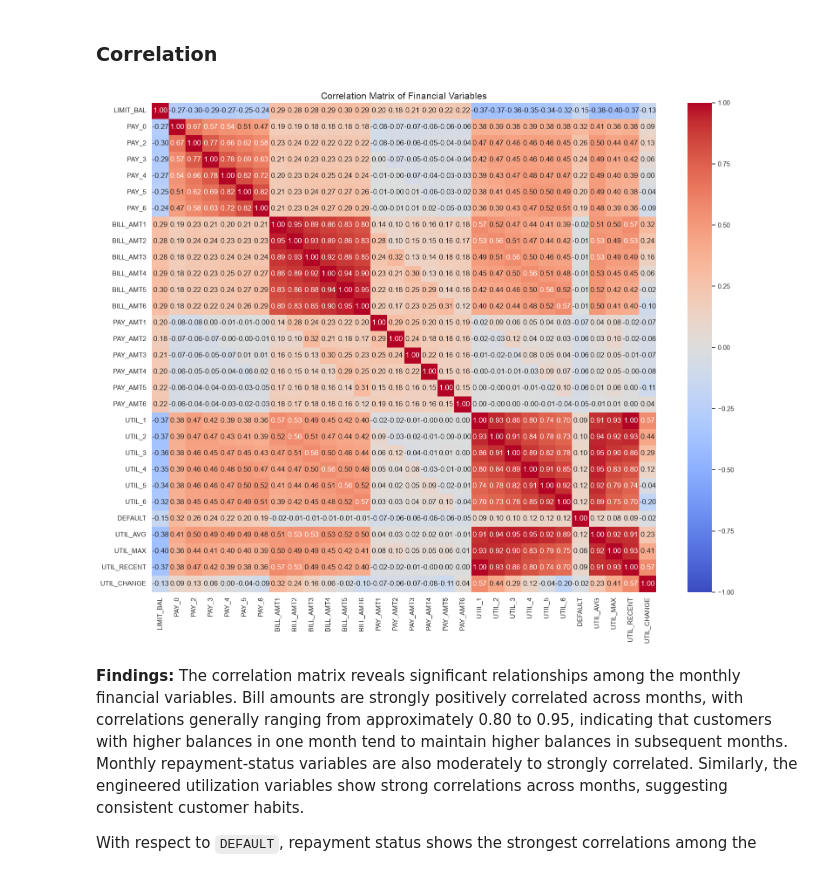
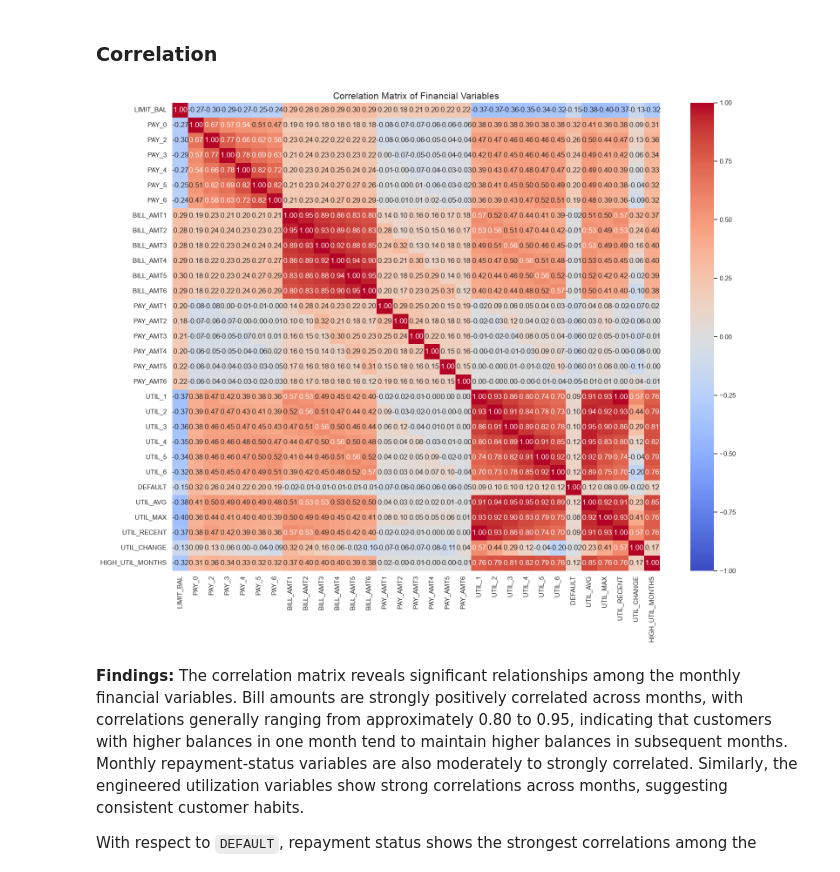
Before and after one commit to miaarnold-png/ads505-final-project, a Jupyter notebook: notebooks/exploratory_data_analysis_KP.ipynb, the cells around one changed output. Saved outputs shown, nothing was run; the diff lists cells and outputs as text; code cells hidden in the pictures.

```diff
--- a/notebooks/exploratory_data_analysis_KP.ipynb
+++ b/notebooks/exploratory_data_analysis_KP.ipynb
@@ -1291,6 +1291,17 @@ save(fig, 'Default_Rate_by_Credit_Limit')
 # %% [markdown]
 **Findings:** Default rates consistently decline as credit limits increase. Customers with credit limits of $\$50,000$ or less have the highest default rate at around 35%, while those with limits between $\$50,000$ and $\$100,000$ have a default rate of around 25%.
 As credit limits increase, default rates continue to decline, indicating a strong negative correlation between credit limit size and default risk in the data. However, this relationship does not necessarily imply that larger credit limits lead to lower default rates, as other factors may also be involved.
+# %%
+util_cols = [
+    'UTIL_1',
+    'UTIL_2',
+    'UTIL_3',
+    'UTIL_4',
+    'UTIL_5',
+    'UTIL_6'
+]
+
+df_eda['HIGH_UTIL_MONTHS'] = (df_eda[util_cols] >= 0.75).sum(axis=1)
 # %%
 # column to move to the end
 col_to_move = 'DEFAULT'
@@ -1321,34 +1322,35 @@ corr_cols = (
     + PAYAMT_COLS
     + util_cols
     + [TARGET]
     + util_features
+    + ['HIGH_UTIL_MONTHS']
 )
 
 # Calculate the correlation matrix
 corr_matrix = df_eda[corr_cols].corr()
 
 # Create the heatmap
 fig = plt.figure(figsize=(16, 13))
 
 sns.heatmap(
     corr_matrix,
     cmap='coolwarm',
     annot=True,
     fmt=".2f",
     center=0,
     vmin=-1,
     vmax=1
 )
 
 
 
 plt.title('Correlation Matrix of Financial Variables', fontsize=15)
 
 plt.tight_layout()
 plt.show()
 save(fig, 'Correlation_Matrix')
 # %% [output]
-[figure, old version]
+[figure, new version]
 # %% [markdown]
 **Findings:** The correlation matrix reveals significant relationships among the monthly financial variables. Bill amounts are strongly positively correlated across months, with correlations generally ranging from approximately 0.80 to 0.95, indicating that customers with higher balances in one month tend to maintain higher balances in subsequent months. Monthly repayment-status variables are also moderately to strongly correlated. Similarly, the engineered utilization variables show strong correlations across months, suggesting consistent customer habits.
 
```
Also changed, not shown: parts of 1 cell of this notebook, 4 other files.
